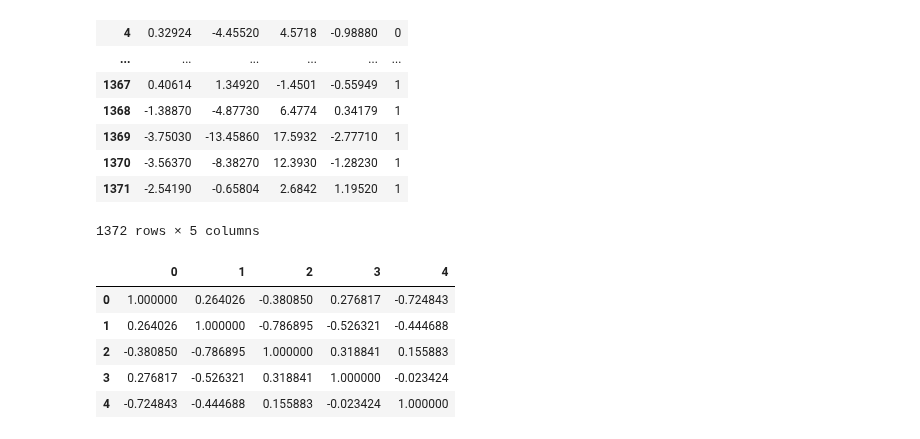
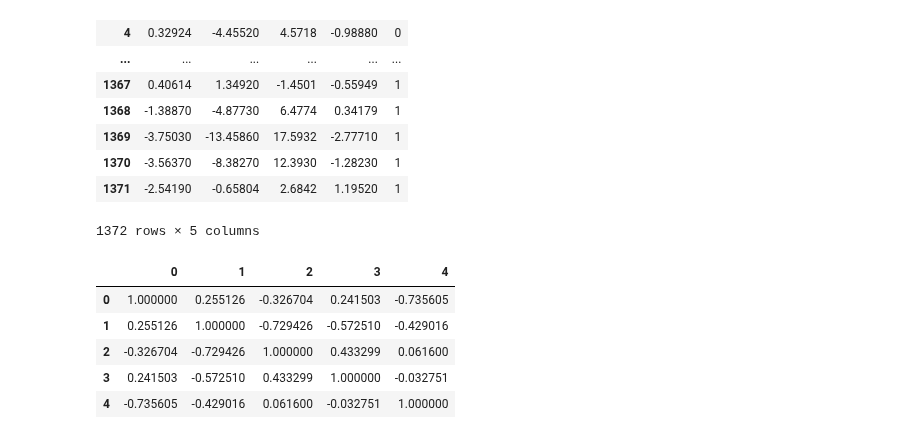
Before and after one commit to KISRDevelopment/nn_course, a Jupyter notebook: example_binary_classification.ipynb, the cells around one changed output. Drawn from its saved outputs; the diff is of its cells as text; code cells hidden in the pictures.

```diff
--- a/example_binary_classification.ipynb
+++ b/example_binary_classification.ipynb
@@ -25,11 +25,11 @@ df
 | 1371 | -2.54190 | -0.65804 | 2.6842 | 1.19520 | 1 |
 1372 rows × 5 columns
 # %%
-df.corr()
+df.corr(method='spearman')
 # %% [output]
 |  | 0 | 1 | 2 | 3 | 4 |
-| 0 | 1.000000 | 0.264026 | -0.380850 | 0.276817 | -0.724843 |
-| 1 | 0.264026 | 1.000000 | -0.786895 | -0.526321 | -0.444688 |
-| 2 | -0.380850 | -0.786895 | 1.000000 | 0.318841 | 0.155883 |
-| 3 | 0.276817 | -0.526321 | 0.318841 | 1.000000 | -0.023424 |
-| 4 | -0.724843 | -0.444688 | 0.155883 | -0.023424 | 1.000000 |
+| 0 | 1.000000 | 0.255126 | -0.326704 | 0.241503 | -0.735605 |
+| 1 | 0.255126 | 1.000000 | -0.729426 | -0.572510 | -0.429016 |
+| 2 | -0.326704 | -0.729426 | 1.000000 | 0.433299 | 0.061600 |
+| 3 | 0.241503 | -0.572510 | 0.433299 | 1.000000 | -0.032751 |
+| 4 | -0.735605 | -0.429016 | 0.061600 | -0.032751 | 1.000000 |
```
Also changed, not shown: parts of 6 cells of this notebook, 7 other files.
